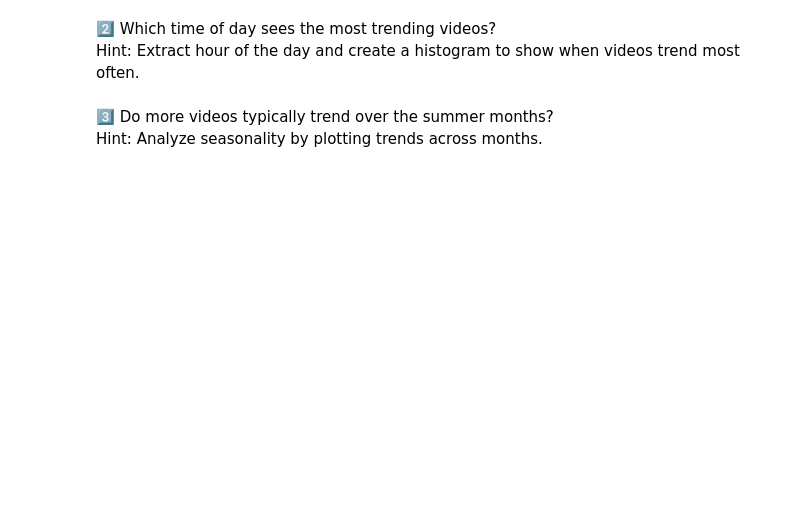
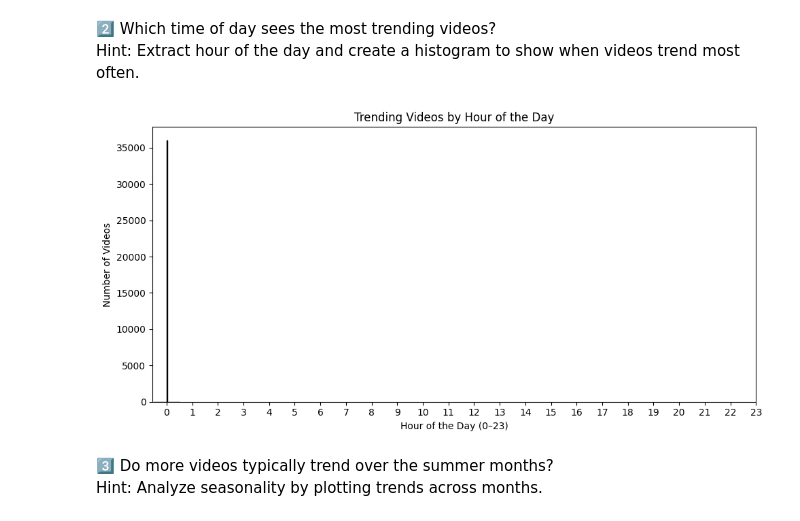
Before and after one commit to BevRice/CMI_Course, a Jupyter notebook: docs/source/notebooks/Assignment5_Week3.ipynb, the cells around one changed output. Cells and saved outputs as stored; diff of their text form; code cells hidden in the pictures; blank space fills up the shorter version.

```diff
--- a/docs/source/notebooks/Assignment5_Week3.ipynb
+++ b/docs/source/notebooks/Assignment5_Week3.ipynb
@@ -131,6 +229,6 @@ Double click and enter answer here
 # %%
 # Fill the missing values
-# Enter code here
+youtube_df.dropna(inplace=True)
 # %% [markdown]
 ### Standardize Values
 # %%
@@ -142,3 +241,3 @@ youtube_df["trending_date"] = pd.to_datetime(youtube_df["trending_date"].str.rep
 # %%
 # Convert publishedAt to datetime format, removing 'Z' and parsing correctly
-# Enter code here
+youtube_df["publish_time"] = pd.to_datetime(youtube_df["0900"].str.replace("Z", ""), format="%Y-%m-%dT%H:%M:%S")
@@ -286,3 +492,19 @@ Hint: Extract hour of the day and create a histogram to show when videos trend m
+# %%
+youtube_df["trending_hour"] = youtube_df["trending_date"].dt.hour
+
+import matplotlib.pyplot as plt
+import seaborn as sns
+
+plt.figure(figsize=(10, 5))
+sns.histplot(data=youtube_df, x="trending_hour", bins=24, kde=False)
+plt.title("Trending Videos by Hour of the Day")
+plt.xlabel("Hour of the Day (0–23)")
+plt.ylabel("Number of Videos")
+plt.xticks(range(0, 24))
+plt.tight_layout()
+plt.show()
+# %% [output]
+[figure, added]
 # %% [markdown]
 3️⃣ Do more videos typically trend over the summer months?
 Hint: Analyze seasonality by plotting trends across months.
```
Also changed, not shown: parts of 64 cells of this notebook.
